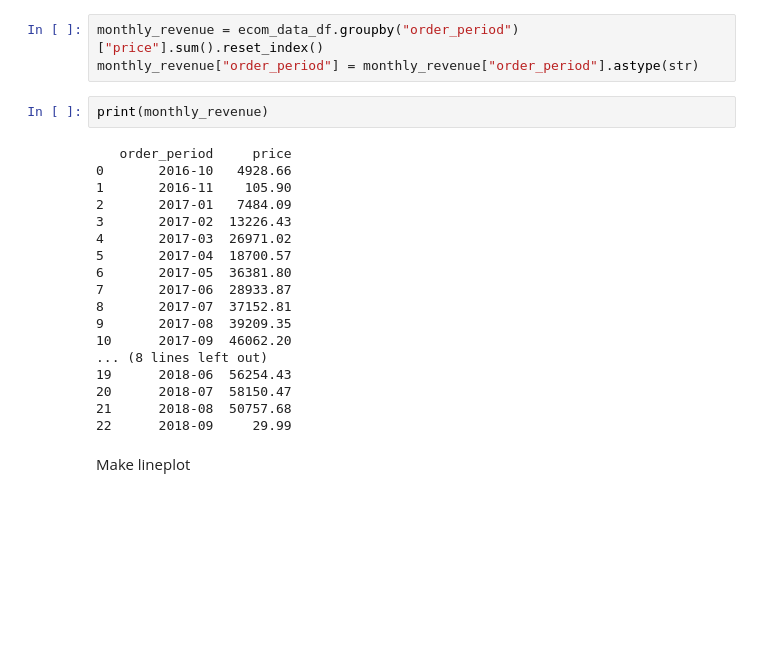
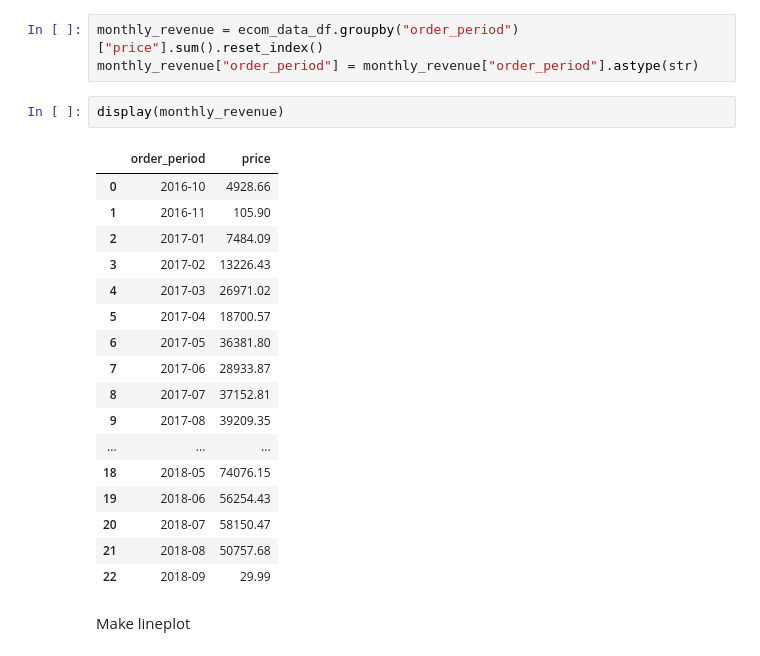
Before and after one commit to RizkiRdm/Olist-E-commerce-Performance-Analysis, a Jupyter notebook: notebooks/sales_and_order_analysis.ipynb, the cells around one changed output. Drawn from its saved outputs; the diff is of its cells as text; blank space fills up the shorter version.

```diff
--- a/notebooks/sales_and_order_analysis.ipynb
+++ b/notebooks/sales_and_order_analysis.ipynb
@@ -154,25 +154,25 @@ Plot saved: reports/figures/plot_1.png
 monthly_revenue = ecom_data_df.groupby("order_period")["price"].sum().reset_index()
 monthly_revenue["order_period"] = monthly_revenue["order_period"].astype(str)
 # %%
-print(monthly_revenue)
+display(monthly_revenue)
 # %% [output]
-   order_period     price
-0       2016-10   4928.66
-1       2016-11    105.90
-2       2017-01   7484.09
-3       2017-02  13226.43
-4       2017-03  26971.02
-5       2017-04  18700.57
-6       2017-05  36381.80
-7       2017-06  28933.87
-8       2017-07  37152.81
-9       2017-08  39209.35
-10      2017-09  46062.20
-... (8 lines left out)
-19      2018-06  56254.43
-20      2018-07  58150.47
-21      2018-08  50757.68
-22      2018-09     29.99
+|  | order_period | price |
+| 0 | 2016-10 | 4928.66 |
+| 1 | 2016-11 | 105.90 |
+| 2 | 2017-01 | 7484.09 |
+| 3 | 2017-02 | 13226.43 |
+| 4 | 2017-03 | 26971.02 |
+| 5 | 2017-04 | 18700.57 |
+| 6 | 2017-05 | 36381.80 |
+| 7 | 2017-06 | 28933.87 |
+| 8 | 2017-07 | 37152.81 |
+| 9 | 2017-08 | 39209.35 |
+| ... | ... | ... |
+| 18 | 2018-05 | 74076.15 |
+| 19 | 2018-06 | 56254.43 |
+| 20 | 2018-07 | 58150.47 |
+| 21 | 2018-08 | 50757.68 |
+| 22 | 2018-09 | 29.99 |
 # %% [markdown]
 Make lineplot
 # %%
```
Also changed, not shown: parts of 5 cells of this notebook, 9 other files.
